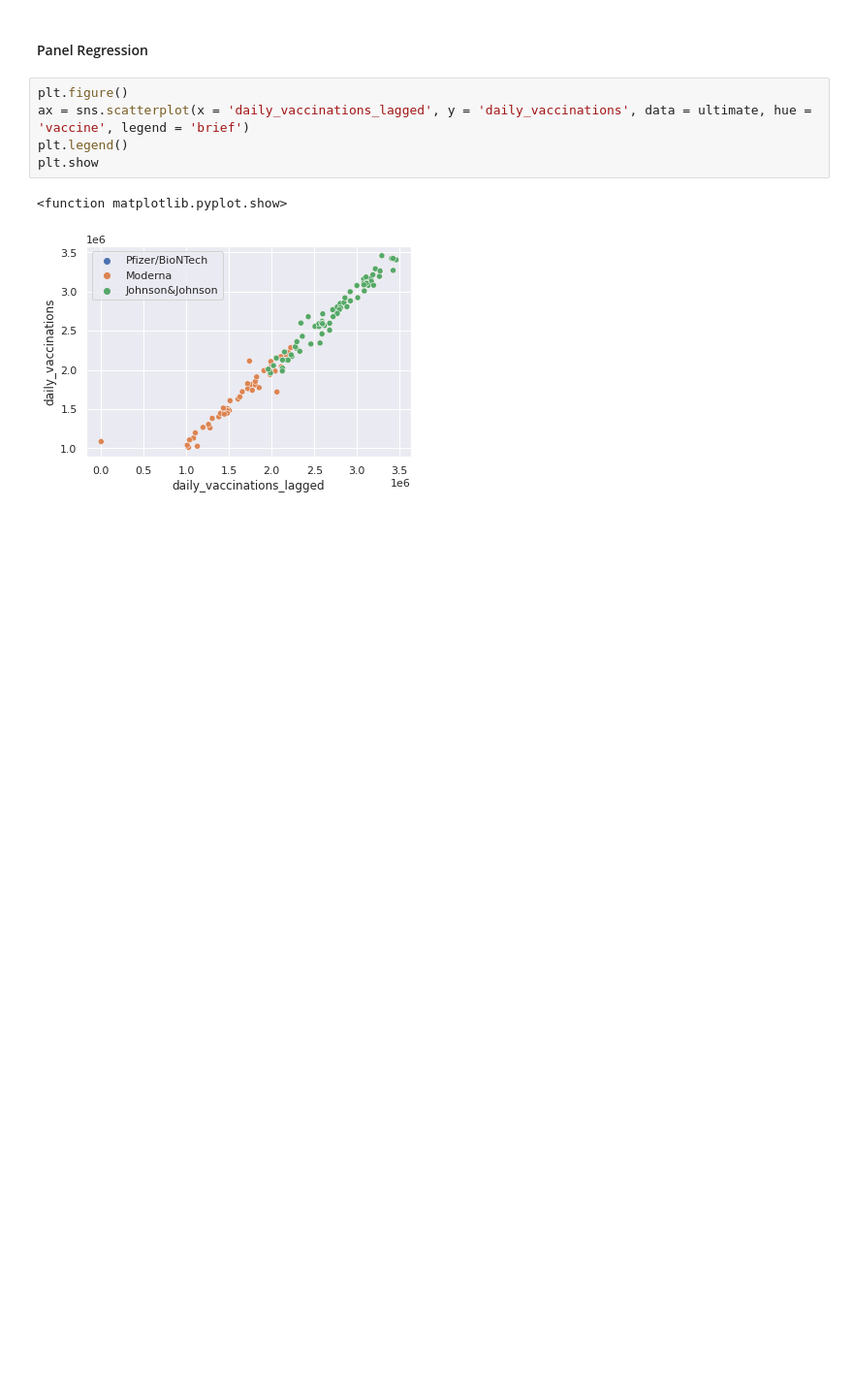
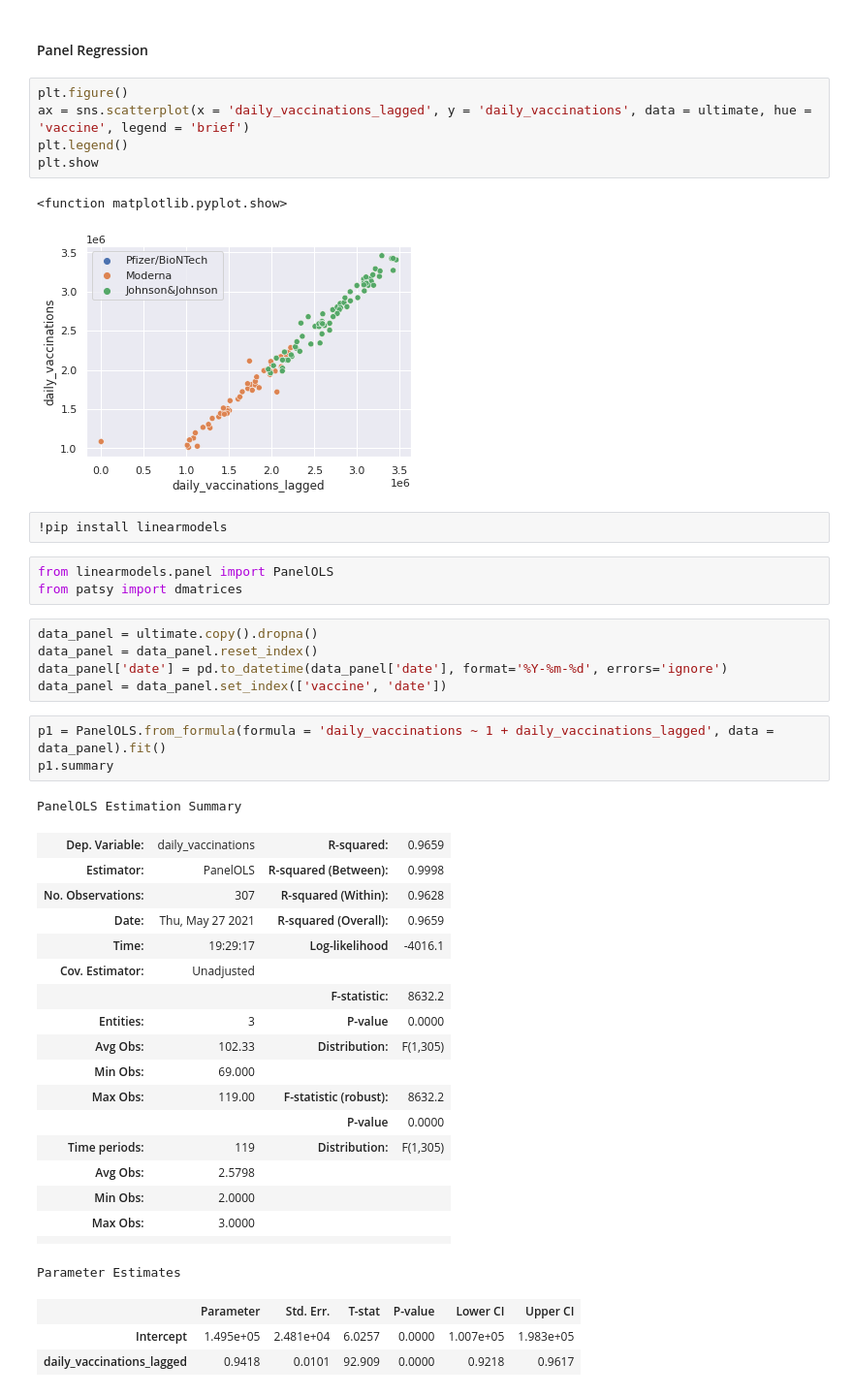
Before and after one commit to juno-yuu/COVID-Vaccine-and-Biotech-industry, a Jupyter notebook: Final_Project_Clean.ipynb, the cells around one changed output. Shown: that part at 97% size. Drawn from its saved outputs; the diff is of its cells as text; blank space fills up the shorter version.

```diff
--- a/Final_Project_Clean.ipynb
+++ b/Final_Project_Clean.ipynb
@@ -222,3 +222,39 @@ plt.show
 # %% [output]
 <function matplotlib.pyplot.show>
 [figure]
+# %%
+!pip install linearmodels
+# %%
+from linearmodels.panel import PanelOLS
+from patsy import dmatrices
+# %%
+data_panel = ultimate.copy().dropna()
+data_panel = data_panel.reset_index()
+data_panel['date'] = pd.to_datetime(data_panel['date'], format='%Y-%m-%d', errors='ignore')
+data_panel = data_panel.set_index(['vaccine', 'date'])
+# %%
+p1 = PanelOLS.from_formula(formula = 'daily_vaccinations ~ 1 + daily_vaccinations_lagged', data = data_panel).fit()
+p1.summary
+# %% [output]
+PanelOLS Estimation Summary
+| Dep. Variable: | daily_vaccinations | R-squared: | 0.9659 |
+| Estimator: | PanelOLS | R-squared (Between): | 0.9998 |
+| No. Observations: | 307 | R-squared (Within): | 0.9628 |
+| Date: | Thu, May 27 2021 | R-squared (Overall): | 0.9659 |
+| Time: | 19:29:17 | Log-likelihood | -4016.1 |
+| Cov. Estimator: | Unadjusted |  |  |
+|  |  | F-statistic: | 8632.2 |
+| Entities: | 3 | P-value | 0.0000 |
+| Avg Obs: | 102.33 | Distribution: | F(1,305) |
+| Min Obs: | 69.000 |  |  |
+| Max Obs: | 119.00 | F-statistic (robust): | 8632.2 |
+|  |  | P-value | 0.0000 |
+| Time periods: | 119 | Distribution: | F(1,305) |
+| Avg Obs: | 2.5798 |  |  |
+| Min Obs: | 2.0000 |  |  |
+| Max Obs: | 3.0000 |  |  |
+|  |  |  |  |
+Parameter Estimates
+|  | Parameter | Std. Err. | T-stat | P-value | Lower CI | Upper CI |
+| Intercept | 1.495e+05 | 2.481e+04 | 6.0257 | 0.0000 | 1.007e+05 | 1.983e+05 |
+| daily_vaccinations_lagged | 0.9418 | 0.0101 | 92.909 | 0.0000 | 0.9218 | 0.9617 |
```
